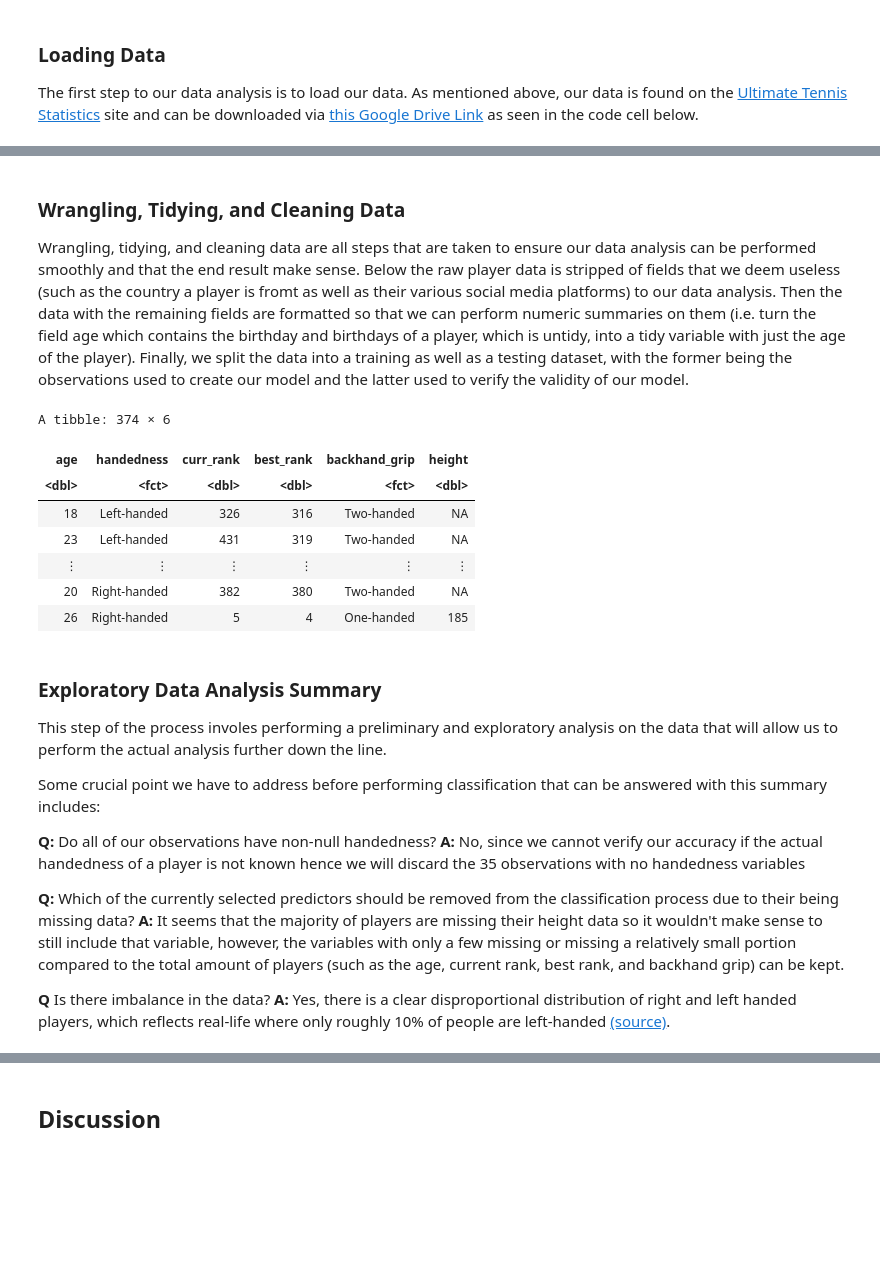
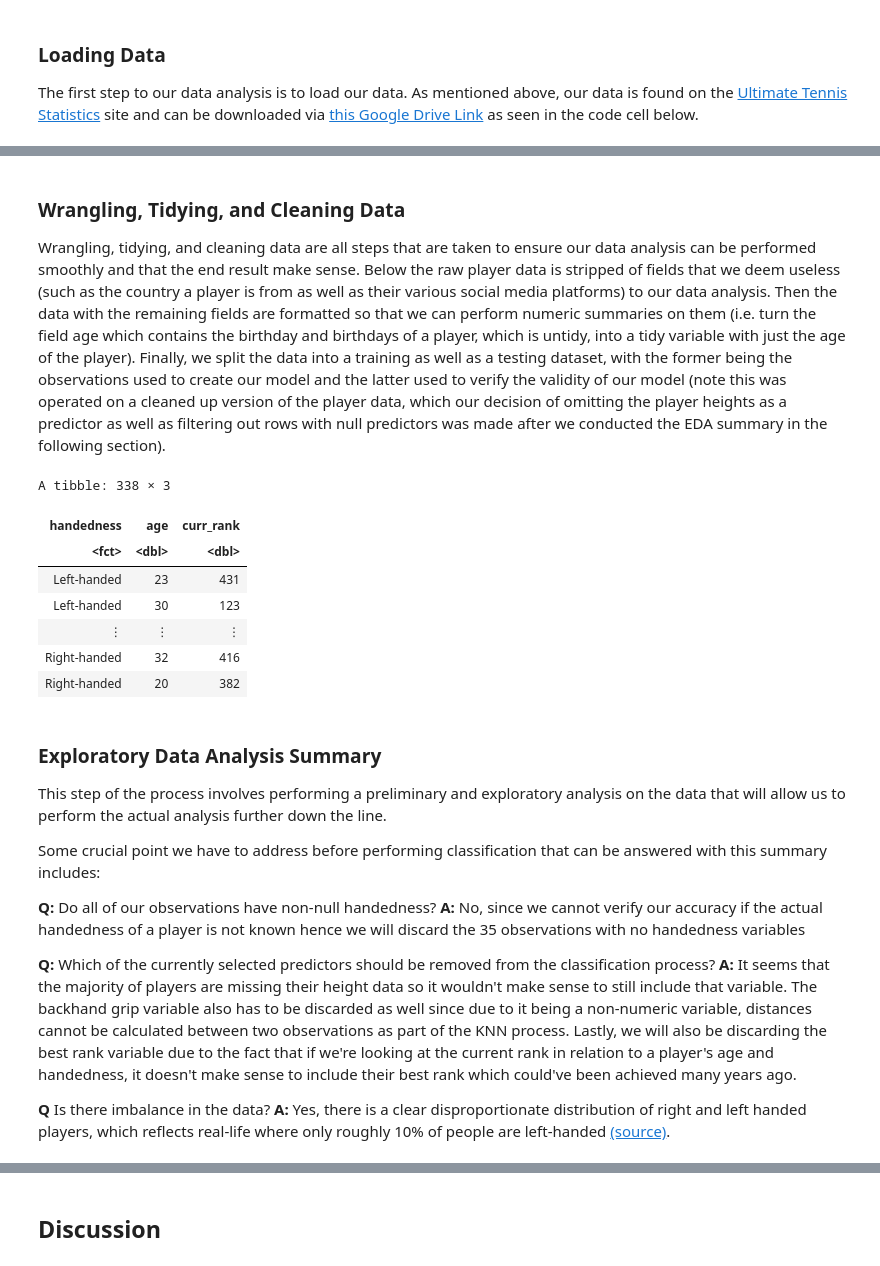
Before and after one commit to lu-ben/dsci-project, a Jupyter notebook: report.ipynb, the cells around one changed output, grey strips where cells are left out. Cells and saved outputs as stored; diff of their text form; code cells hidden in the pictures; blank space fills up the shorter version.

```diff
--- a/report.ipynb
+++ b/report.ipynb
@@ -64,51 +80,59 @@ A spec_tbl_df: 500 × 38
 | 499 | 22 (26-03-1997) | Tunisia | Left-handed | Wikipedia | 451 (69) | 408 (24-12-2018) | Aziz Dougaz | Two-handed | $61,984 | ... |
 # %% [markdown]
 ### Wrangling, Tidying, and Cleaning Data <a name="wtcd" />
-Wrangling, tidying, and cleaning data are all steps that are taken to ensure our data analysis can be performed smoothly and that the end result make sense. Below the raw player data is stripped of fields that we deem useless (such as the country a player is fromt as well as their various social media platforms) to our data analysis. Then the data with the remaining fields are formatted so that we can perform numeric summaries on them (i.e. turn the field age which contains the birthday and birthdays of a player, which is untidy, into a tidy variable with just the age of the player). Finally, we split the data into a training as well as a testing dataset, with the former being the observations used to create our model and the latter used to verify the validity of our model.
+Wrangling, tidying, and cleaning data are all steps that are taken to ensure our data analysis can be performed smoothly and that the end result make sense. Below the raw player data is stripped of fields that we deem useless (such as the country a player is from as well as their various social media platforms) to our data analysis. Then the data with the remaining fields are formatted so that we can perform numeric summaries on them (i.e. turn the field age which contains the birthday and birthdays of a player, which is untidy, into a tidy variable with just the age of the player). Finally, we split the data into a training as well as a testing dataset, with the former being the observations used to create our model and the latter used to verify the validity of our model (note this was operated on a cleaned up version of the player data, which our decision of omitting the player heights as a predictor as well as filtering out rows with null predictors was made after we conducted the EDA summary in the following section).
 # %%
 # set seed for reproducibility
 set.seed(1234)
 
 player_data <- player_data_raw |> select(Age, Plays, `Current Rank`, `Best Rank`, Backhand, Height)
 colnames(player_data) <- c("age", "handedness", "curr_rank", "best_rank", "backhand_grip", "height")
 
 # player data formatted - char fields converted to numerical and categorical fields converted to factors
 #                       - removes the necessary parts of each variable like the birthdays after each players' age,
 #                         which is a cell that contains more than one value hence untidy
 player_data_formatted <- player_data |>
     mutate(age = as.numeric(sapply(strsplit(age," "), getElement, 1)),
            curr_rank = as.numeric(sapply(strsplit(curr_rank," "), getElement, 1)),
            best_rank = as.numeric(sapply(strsplit(best_rank," "), getElement, 1)),
            height = as.numeric(sapply(strsplit(height," "), getElement, 1)),
            backhand_grip = as_factor(backhand_grip),
            handedness = as_factor(handedness)
           )
 
+# player data clean - the decision to unselect height as well as select the non-null value for other predictors was
+#                     made after conductiving the EDA summary
+player_data_clean <- player_data_formatted |>
+    select(handedness, age, curr_rank) |>
+    filter(!is.na(handedness),
+           !is.na(age),
+           !is.na(curr_rank))
+
 # splitting data into training and testing sets
-players_split <- initial_split(player_data_formatted, prop = 3/4, strata = handedness)
+players_split <- initial_split(player_data_clean, prop = 3/4, strata = handedness)
 players_train <- training(players_split)
 players_test <- testing(players_split)
 
 players_train
 # %% [output]
-A tibble: 374 × 6
+A tibble: 338 × 3
-| age | handedness | curr_rank | best_rank | backhand_grip | height |
-| <dbl> | <fct> | <dbl> | <dbl> | <fct> | <dbl> |
-| 18 | Left-handed | 326 | 316 | Two-handed | NA |
-| 23 | Left-handed | 431 | 319 | Two-handed | NA |
-| ⋮ | ⋮ | ⋮ | ⋮ | ⋮ | ⋮ |
-| 20 | Right-handed | 382 | 380 | Two-handed | NA |
-| 26 | Right-handed | 5 | 4 | One-handed | 185 |
+| handedness | age | curr_rank |
+| <fct> | <dbl> | <dbl> |
+| Left-handed | 23 | 431 |
+| Left-handed | 30 | 123 |
+| ⋮ | ⋮ | ⋮ |
+| Right-handed | 32 | 416 |
+| Right-handed | 20 | 382 |
 # %% [markdown]
 ### Exploratory Data Analysis Summary <a name="edas"/>
-This step of the process involes performing a preliminary and exploratory analysis on the data that will allow us to perform the actual analysis further down the line.
+This step of the process involves performing a preliminary and exploratory analysis on the data that will allow us to perform the actual analysis further down the line.
 
 Some crucial point we have to address before performing classification that can be answered with this summary includes:
 
 **Q:** Do all of our observations have non-null handedness? **A:** No, since we cannot verify our accuracy if the actual handedness of a player is not known hence we will discard the 35 observations with no handedness variables
 
-**Q:** Which of the currently selected predictors should be removed from the classification process due to their being missing data? **A:** It seems that the majority of players are missing their height data so it wouldn't make sense to still include that variable, however, the variables with only a few missing or missing a relatively small portion compared to the total amount of players (such as the age, current rank, best rank, and backhand grip) can be kept.
+**Q:** Which of the currently selected predictors should be removed from the classification process? **A:** It seems that the majority of players are missing their height data so it wouldn't make sense to still include that variable. The backhand grip variable also has to be discarded as well since due to it being a non-numeric variable, distances cannot be calculated between two observations as part of the KNN process. Lastly, we will also be discarding the best rank variable due to the fact that if we're looking at the current rank in relation to a player's age and handedness, it doesn't make sense to include their best rank which could've been achieved many years ago.
 
-**Q** Is there imbalance in the data? **A:** Yes, there is a clear disproportional distribution of right and left handed players, which reflects real-life where only roughly 10% of people are left-handed [(source)](https://medlineplus.gov/genetics/understanding/traits/handedness/).
+**Q** Is there imbalance in the data? **A:** Yes, there is a clear disproportionate distribution of right and left handed players, which reflects real-life where only roughly 10% of people are left-handed [(source)](https://medlineplus.gov/genetics/understanding/traits/handedness/).
 # %%
 # this summarization table allows us to see the distribution of handedness among players
```
Also changed, not shown: parts of 10 cells of this notebook.
